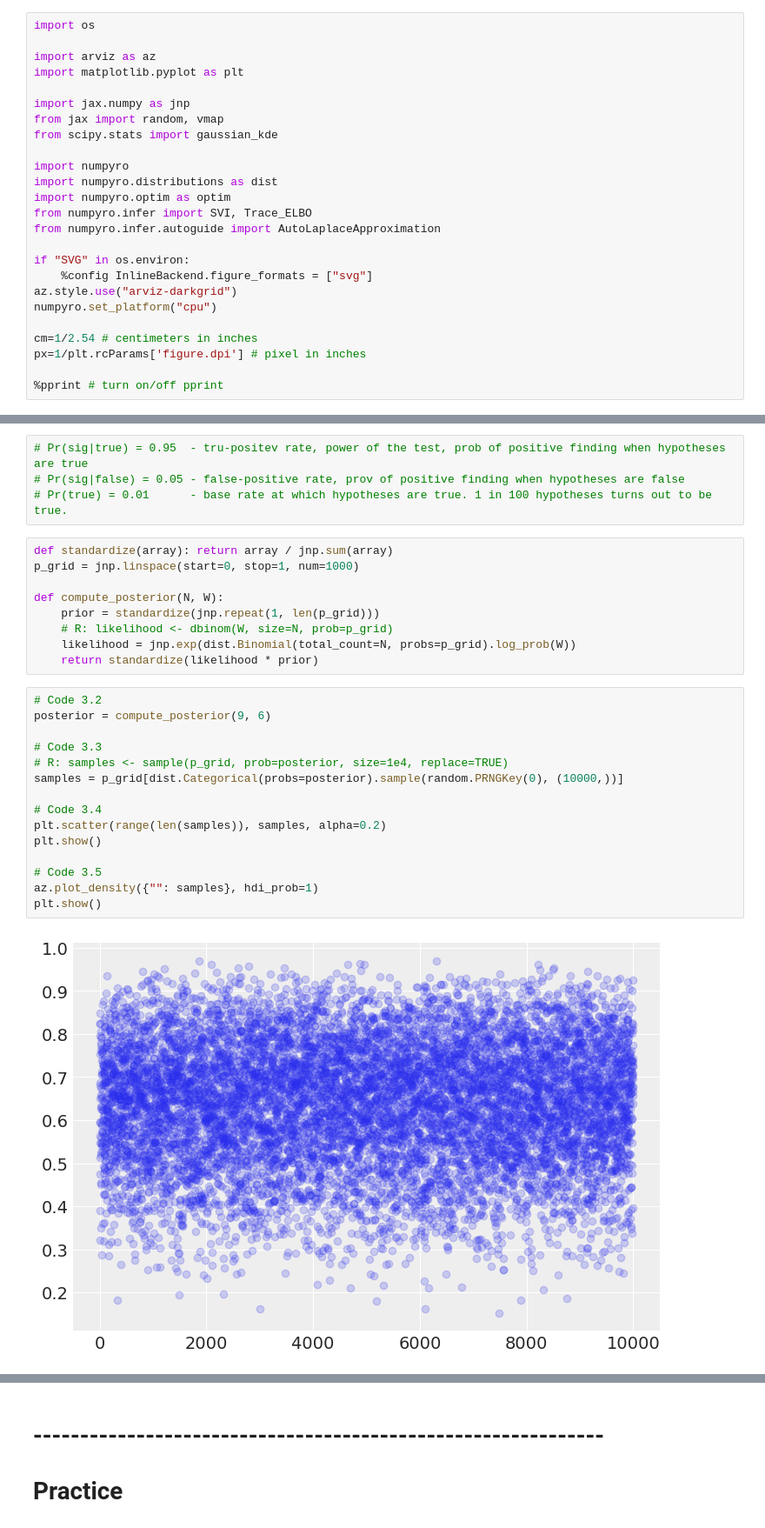
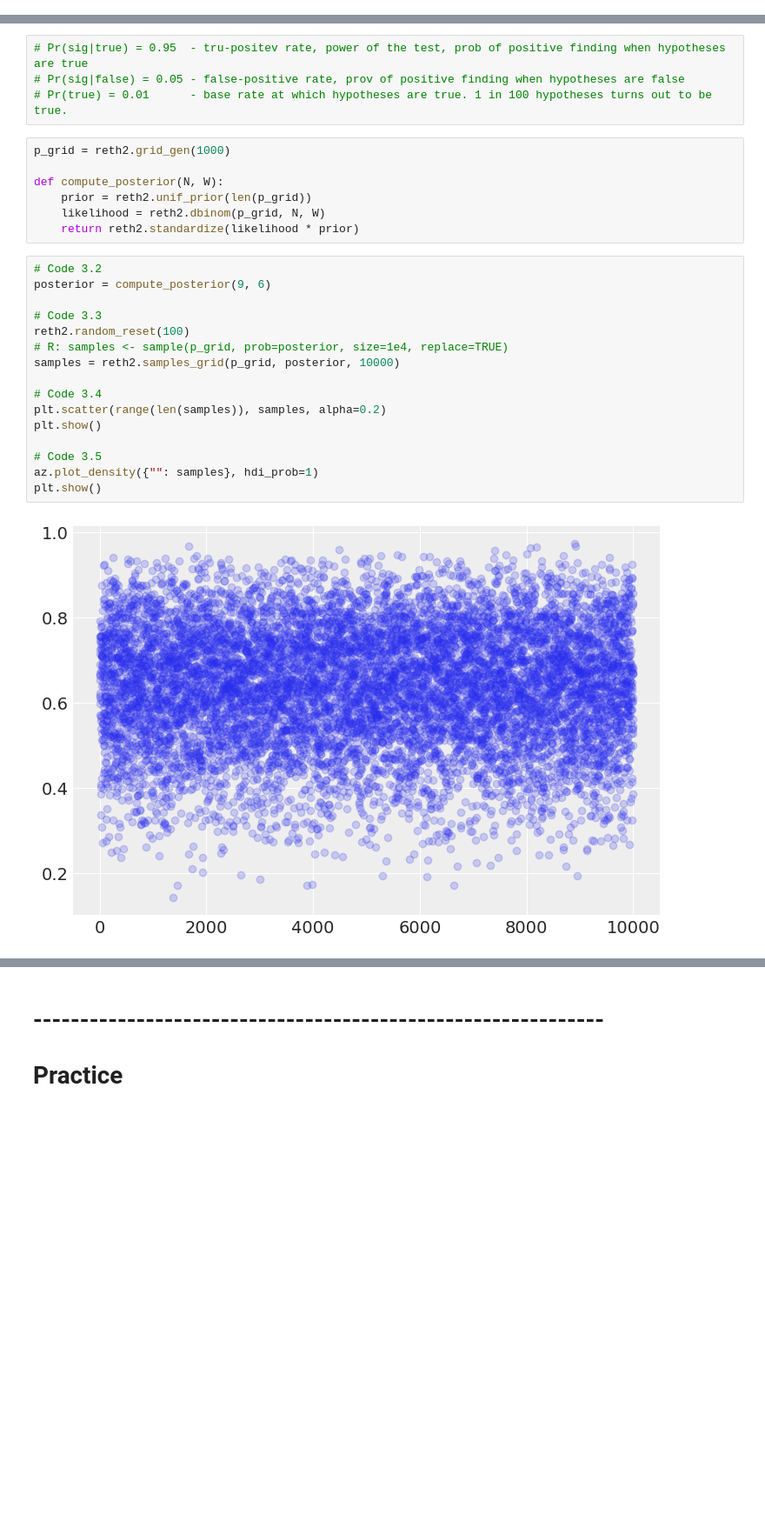
Before and after one commit to dnikku/jnbooks, a Jupyter notebook: nbooks/stats-rethinking2/03_chapter.ipynb, the cells around one changed output, grey strips where cells are left out. Shown: that part at 87% size. Saved outputs shown, nothing was run; the diff lists cells and outputs as text; blank space fills up the shorter version.

Commit message:
refactore 03_chapter.ipynb with reth2.py

```diff
--- a/nbooks/stats-rethinking2/03_chapter.ipynb
+++ b/nbooks/stats-rethinking2/03_chapter.ipynb
@@ -1,27 +1,2 @@
 # %% [markdown]
 # 3. Sampling the imaginary
-# %%
-import os
-
-import arviz as az
-import matplotlib.pyplot as plt
-
-import jax.numpy as jnp
-from jax import random, vmap
-from scipy.stats import gaussian_kde
-
-import numpyro
-import numpyro.distributions as dist
-import numpyro.optim as optim
-from numpyro.infer import SVI, Trace_ELBO
-from numpyro.infer.autoguide import AutoLaplaceApproximation
-
-if "SVG" in os.environ:
-    %config InlineBackend.figure_formats = ["svg"]
-az.style.use("arviz-darkgrid")
-numpyro.set_platform("cpu")
-
-cm=1/2.54 # centimeters in inches
-px=1/plt.rcParams['figure.dpi'] # pixel in inches
-
-%pprint # turn on/off pprint
@@ -32,28 +30,27 @@ Pretty printing has been turned ON
 # Pr(sig|false) = 0.05 - false-positive rate, prov of positive finding when hypotheses are false
 # Pr(true) = 0.01      - base rate at which hypotheses are true. 1 in 100 hypotheses turns out to be true.
 # %%
-def standardize(array): return array / jnp.sum(array)
-p_grid = jnp.linspace(start=0, stop=1, num=1000)
+p_grid = reth2.grid_gen(1000)
 
 def compute_posterior(N, W):
-    prior = standardize(jnp.repeat(1, len(p_grid)))
-    # R: likelihood <- dbinom(W, size=N, prob=p_grid)
-    likelihood = jnp.exp(dist.Binomial(total_count=N, probs=p_grid).log_prob(W))
-    return standardize(likelihood * prior)
+    prior = reth2.unif_prior(len(p_grid))
+    likelihood = reth2.dbinom(p_grid, N, W)
+    return reth2.standardize(likelihood * prior)
 # %%
 # Code 3.2
 posterior = compute_posterior(9, 6)
 
 # Code 3.3
+reth2.random_reset(100)
 # R: samples <- sample(p_grid, prob=posterior, size=1e4, replace=TRUE)
-samples = p_grid[dist.Categorical(probs=posterior).sample(random.PRNGKey(0), (10000,))]
+samples = reth2.samples_grid(p_grid, posterior, 10000)
 
 # Code 3.4
 plt.scatter(range(len(samples)), samples, alpha=0.2)
 plt.show()
 
 # Code 3.5
 az.plot_density({"": samples}, hdi_prob=1)
 plt.show()
 # %% [output]
-[figure, old version]
+[figure, new version]
```
Also changed, not shown: parts of 24 cells of this notebook, 2 other files.
